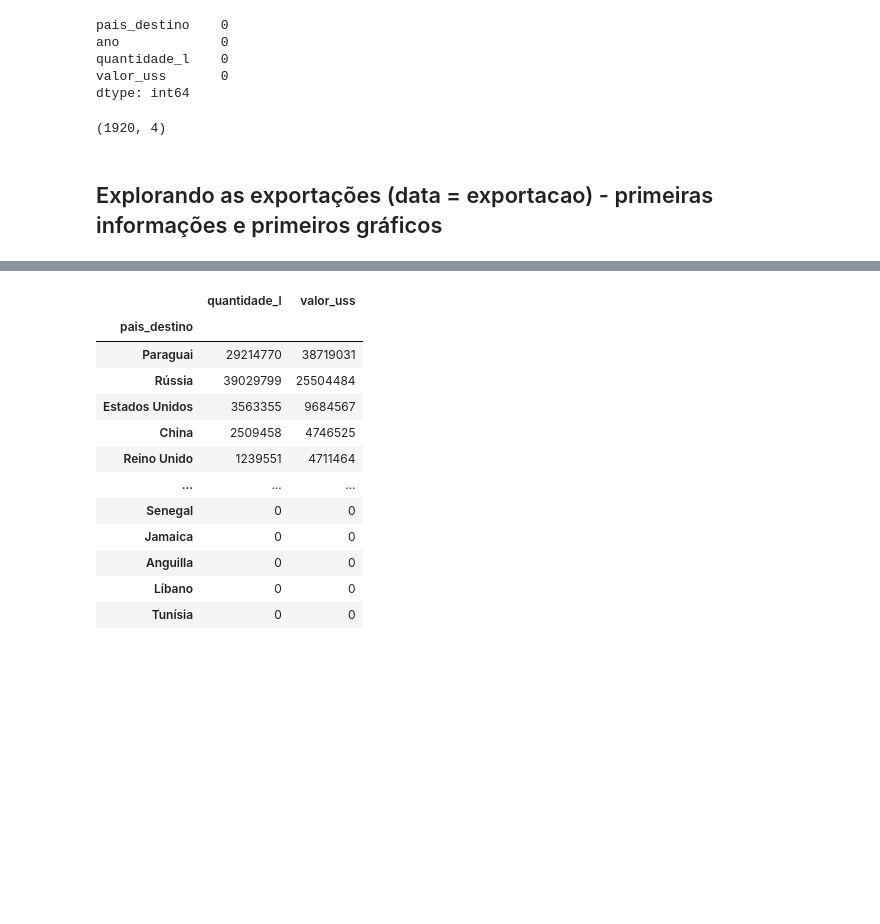
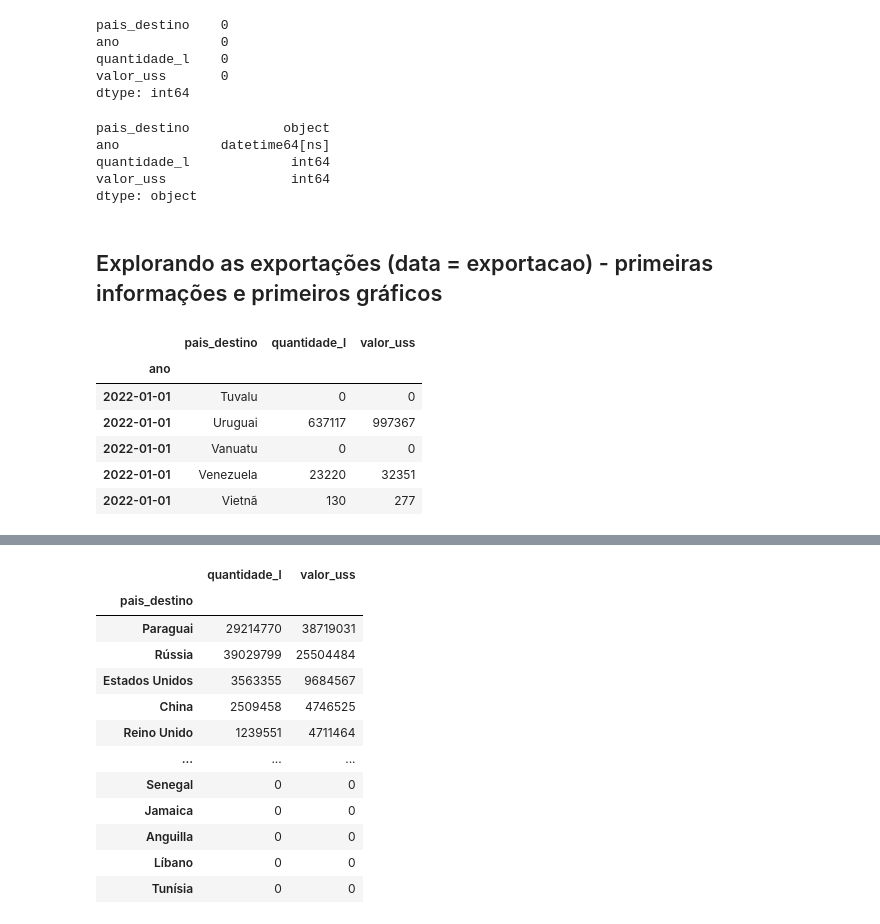
Before and after one commit to arianesannt/notebooks, a Jupyter notebook: atividadeFIAP.ipynb, the cells around one changed output, grey strips where cells are left out. Drawn from its saved outputs; the diff is of its cells as text; code cells hidden in the pictures; blank space fills up the shorter version.

```diff
--- a/atividadeFIAP.ipynb
+++ b/atividadeFIAP.ipynb
@@ -213,9 +214,29 @@ ano             0
 quantidade_l    0
 valor_uss       0
 dtype: int64
-# %%
-exportacao.shape
-# %% [output]
-(1920, 4)
+# %%
+# alterando a coluna ano para o time datetime
+
+exportacao['ano'] = pd.to_datetime(exportacao['ano'], format='%Y')
+exportacao.dtypes
+# %% [output]
+pais_destino            object
+ano             datetime64[ns]
+quantidade_l             int64
+valor_uss                int64
+dtype: object
 # %% [markdown]
 ## Explorando as exportações (data = exportacao) - primeiras informações e primeiros gráficos
+# %%
+# colocando a coluna 'ano' como index
+
+exportacao1 = exportacao.set_index('ano')
+exportacao1.tail()
+# %% [output]
+|  | pais_destino | quantidade_l | valor_uss |
+| ano |  |  |  |
+| 2022-01-01 | Tuvalu | 0 | 0 |
+| 2022-01-01 | Uruguai | 637117 | 997367 |
+| 2022-01-01 | Vanuatu | 0 | 0 |
+| 2022-01-01 | Venezuela | 23220 | 32351 |
+| 2022-01-01 | Vietnã | 130 | 277 |
```
Also changed, not shown: parts of 5 cells of this notebook.
